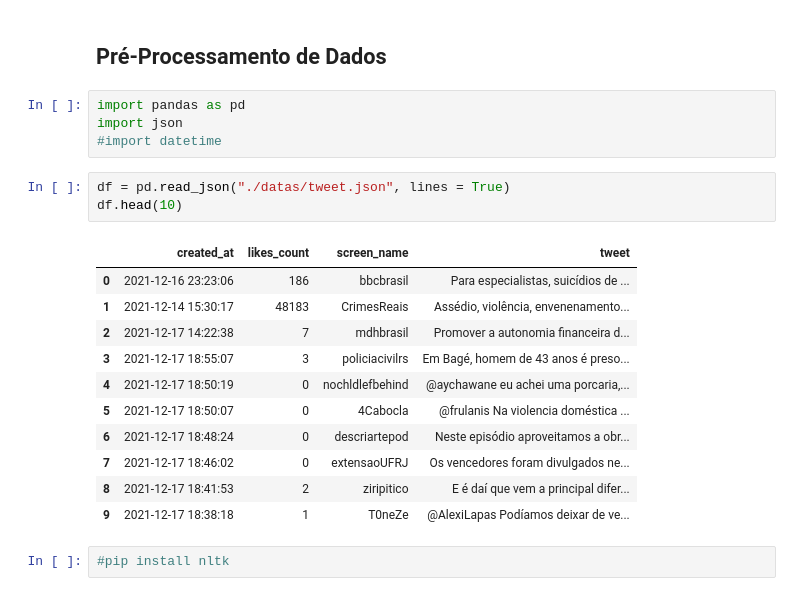
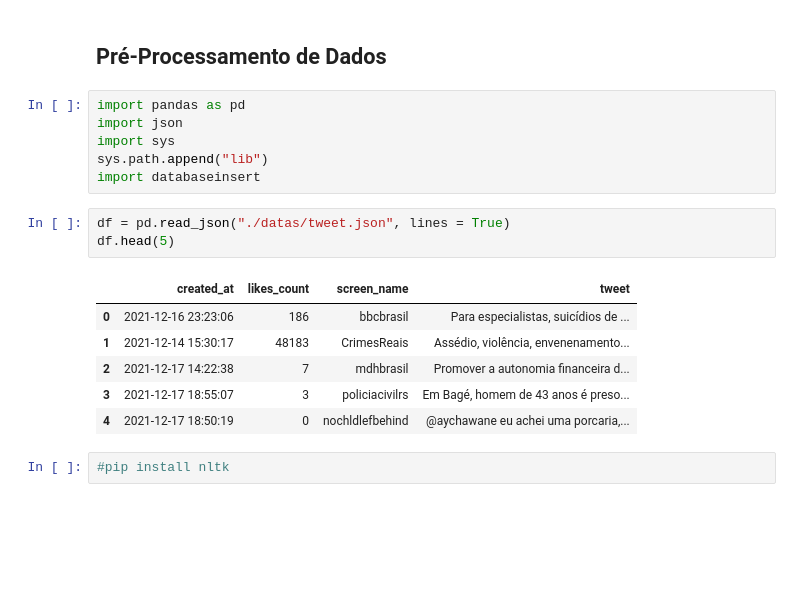
Before and after one commit to NandaPL/dashboard-de-dados-sobre-violencia-domestica, a Jupyter notebook: pre-processing.ipynb, the cells around one changed output. Cells and saved outputs as stored; diff of their text form; blank space fills up the shorter version.

```diff
--- a/pre-processing.ipynb
+++ b/pre-processing.ipynb
@@ -3,22 +3,19 @@
 # %%
 import pandas as pd
 import json
-#import datetime
+import sys
+sys.path.append("lib")
+import databaseinsert
 # %%
 df = pd.read_json("./datas/tweet.json", lines = True)
-df.head(10)
+df.head(5)
 # %% [output]
 |  | created_at | likes_count | screen_name | tweet |
 | 0 | 2021-12-16 23:23:06 | 186 | bbcbrasil | Para especialistas, suicídios de ... |
 | 1 | 2021-12-14 15:30:17 | 48183 | CrimesReais | Assédio, violência, envenenamento... |
 | 2 | 2021-12-17 14:22:38 | 7 | mdhbrasil | Promover a autonomia financeira d... |
 | 3 | 2021-12-17 18:55:07 | 3 | policiacivilrs | Em Bagé, homem de 43 anos é preso... |
 | 4 | 2021-12-17 18:50:19 | 0 | nochldlefbehind | @aychawane eu achei uma porcaria,... |
-| 5 | 2021-12-17 18:50:07 | 0 | 4Cabocla | @frulanis Na violencia doméstica ... |
-| 6 | 2021-12-17 18:48:24 | 0 | descriartepod | Neste episódio aproveitamos a obr... |
-| 7 | 2021-12-17 18:46:02 | 0 | extensaoUFRJ | Os vencedores foram divulgados ne... |
-| 8 | 2021-12-17 18:41:53 | 2 | ziripitico | E é daí que vem a principal difer... |
-| 9 | 2021-12-17 18:38:18 | 1 | T0neZe | @AlexiLapas Podíamos deixar de ve... |
 # %%
 #pip install nltk
 # %%
```
Also changed, not shown: parts of 5 cells of this notebook, 3 other files.
